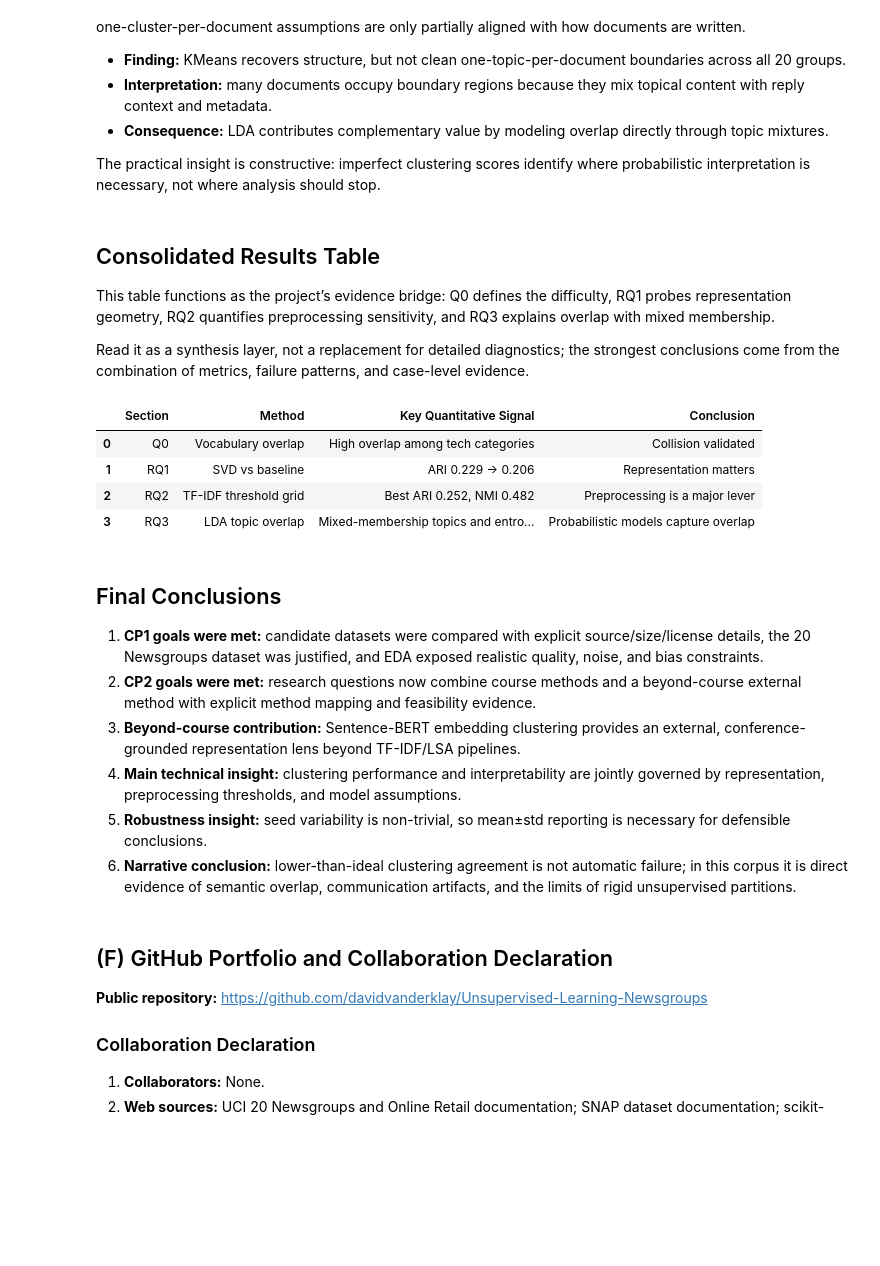
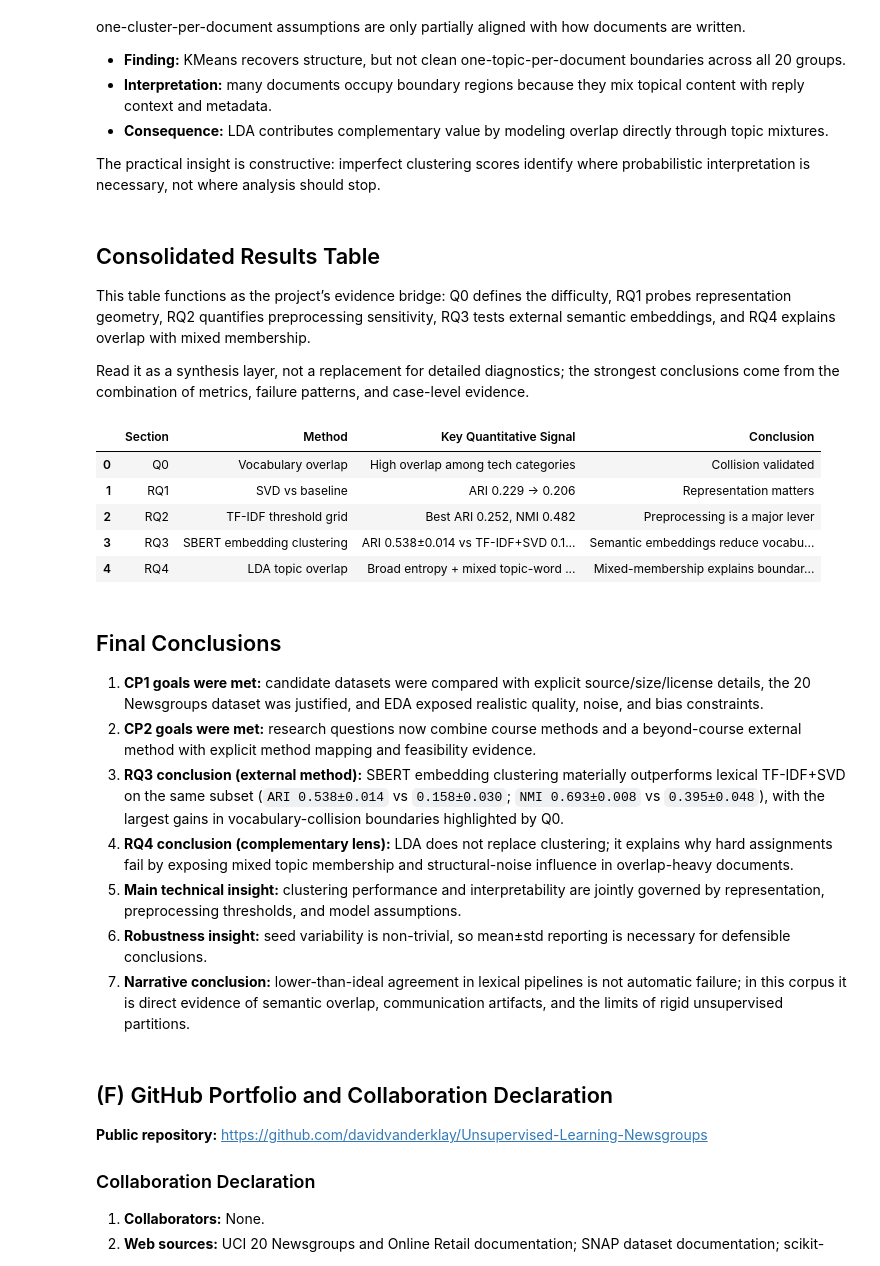
Before and after one commit to davidvanderklay/Unsupervised-Learning-Newsgroups, a Jupyter notebook: 133005021_final_checkpoint.ipynb, the cells around one changed output. Drawn from its saved outputs; the diff is of its cells as text; code cells hidden in the pictures; blank space fills up the shorter version.

Commit message:
Strengthen RQ3 SBERT analysis and align RQ4/results narrative

```diff
--- a/133005021_final_checkpoint.ipynb
+++ b/133005021_final_checkpoint.ipynb
@@ -1151,36 +1235,48 @@ A modest ARI is not a dead end; it is evidence about model-data mismatch. The 20
 The practical insight is constructive: imperfect clustering scores identify where probabilistic interpretation is necessary, not where analysis should stop.
 # %% [markdown]
 ## Consolidated Results Table
-This table functions as the project’s evidence bridge: Q0 defines the difficulty, RQ1 probes representation geometry, RQ2 quantifies preprocessing sensitivity, and RQ3 explains overlap with mixed membership.
+This table functions as the project’s evidence bridge: Q0 defines the difficulty, RQ1 probes representation geometry, RQ2 quantifies preprocessing sensitivity, RQ3 tests external semantic embeddings, and RQ4 explains overlap with mixed membership.
 
 Read it as a synthesis layer, not a replacement for detailed diagnostics; the strongest conclusions come from the combination of metrics, failure patterns, and case-level evidence.
 # %%
 best_ari = float(ari_grid.max())
 best_nmi = float(nmi_grid[np.unravel_index(np.argmax(ari_grid), ari_grid.shape)])
+
+sbert_row = ext_summary[ext_summary["method"] == "SBERT"].iloc[0]
+tfidf_row = ext_summary[ext_summary["method"] == "TF-IDF+SVD"].iloc[0]
+
 results_table = pd.DataFrame(
     [
         ["Q0", "Vocabulary overlap", "High overlap among tech categories", "Collision validated"],
         ["RQ1", "SVD vs baseline", f"ARI {baseline_ari:.3f} -> {metrics['ARI'].iloc[1]:.3f}", "Representation matters"],
         ["RQ2", "TF-IDF threshold grid", f"Best ARI {best_ari:.3f}, NMI {best_nmi:.3f}", "Preprocessing is a major lever"],
-        ["RQ3", "LDA topic overlap", "Mixed-membership topics and entropy spread", "Probabilistic models capture overlap"],
+        [
+            "RQ3",
+            "SBERT embedding clustering",
+            f"ARI {sbert_row['ARI_mean']:.3f}±{sbert_row['ARI_std']:.3f} vs TF-IDF+SVD {tfidf_row['ARI_mean']:.3f}±{tfidf_row['ARI_std']:.3f}",
+            "Semantic embeddings reduce vocabulary-collision errors",
+        ],
+        ["RQ4", "LDA topic overlap", "Broad entropy + mixed topic-word profiles", "Mixed-membership explains boundary ambiguity"],
     ],
     columns=["Section", "Method", "Key Quantitative Signal", "Conclusion"],
 )
 results_table
 # %% [output]
 |  | Section | Method | Key Quantitative Signal | Conclusion |
 | 0 | Q0 | Vocabulary overlap | High overlap among tech categories | Collision validated |
 | 1 | RQ1 | SVD vs baseline | ARI 0.229 -> 0.206 | Representation matters |
 | 2 | RQ2 | TF-IDF threshold grid | Best ARI 0.252, NMI 0.482 | Preprocessing is a major lever |
-| 3 | RQ3 | LDA topic overlap | Mixed-membership topics and entro... | Probabilistic models capture overlap |
+| 3 | RQ3 | SBERT embedding clustering | ARI 0.538±0.014 vs TF-IDF+SVD 0.1... | Semantic embeddings reduce vocabu... |
+| 4 | RQ4 | LDA topic overlap | Broad entropy + mixed topic-word ... | Mixed-membership explains boundar... |
 # %% [markdown]
 ## Final Conclusions
 1. **CP1 goals were met:** candidate datasets were compared with explicit source/size/license details, the 20 Newsgroups dataset was justified, and EDA exposed realistic quality, noise, and bias constraints.
 2. **CP2 goals were met:** research questions now combine course methods and a beyond-course external method with explicit method mapping and feasibility evidence.
-3. **Beyond-course contribution:** Sentence-BERT embedding clustering provides an external, conference-grounded representation lens beyond TF-IDF/LSA pipelines.
-4. **Main technical insight:** clustering performance and interpretability are jointly governed by representation, preprocessing thresholds, and model assumptions.
-5. **Robustness insight:** seed variability is non-trivial, so mean±std reporting is necessary for defensible conclusions.
-6. **Narrative conclusion:** lower-than-ideal clustering agreement is not automatic failure; in this corpus it is direct evidence of semantic overlap, communication artifacts, and the limits of rigid unsupervised partitions.
+3. **RQ3 conclusion (external method):** SBERT embedding clustering materially outperforms lexical TF-IDF+SVD on the same subset (`ARI 0.538±0.014` vs `0.158±0.030`; `NMI 0.693±0.008` vs `0.395±0.048`), with the largest gains in vocabulary-collision boundaries highlighted by Q0.
+4. **RQ4 conclusion (complementary lens):** LDA does not replace clustering; it explains why hard assignments fail by exposing mixed topic membership and structural-noise influence in overlap-heavy documents.
+5. **Main technical insight:** clustering performance and interpretability are jointly governed by representation, preprocessing thresholds, and model assumptions.
+6. **Robustness insight:** seed variability is non-trivial, so mean±std reporting is necessary for defensible conclusions.
+7. **Narrative conclusion:** lower-than-ideal agreement in lexical pipelines is not automatic failure; in this corpus it is direct evidence of semantic overlap, communication artifacts, and the limits of rigid unsupervised partitions.
 # %% [markdown]
 ## (F) GitHub Portfolio and Collaboration Declaration
 **Public repository:** https://github.com/davidvanderklay/Unsupervised-Learning-Newsgroups
```
Also changed, not shown: parts of 8 cells of this notebook.
